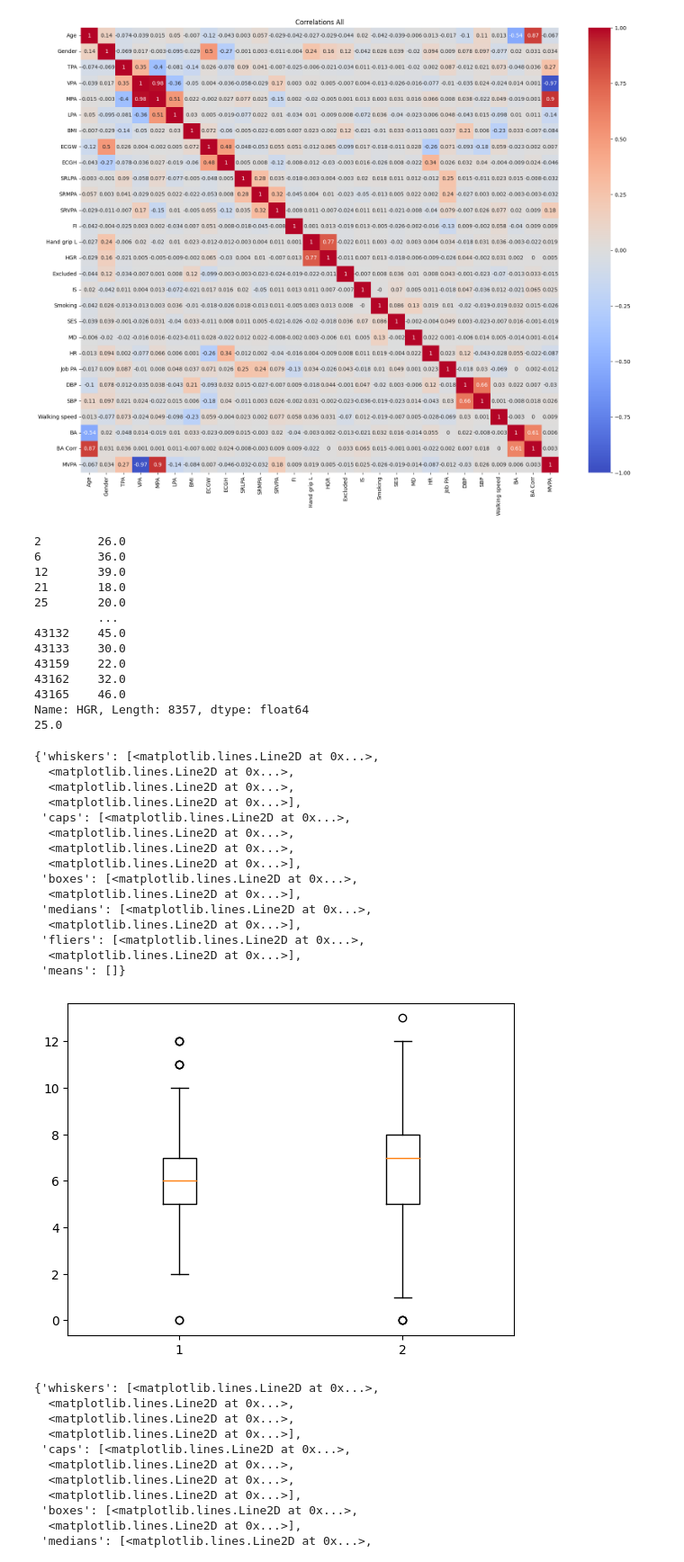
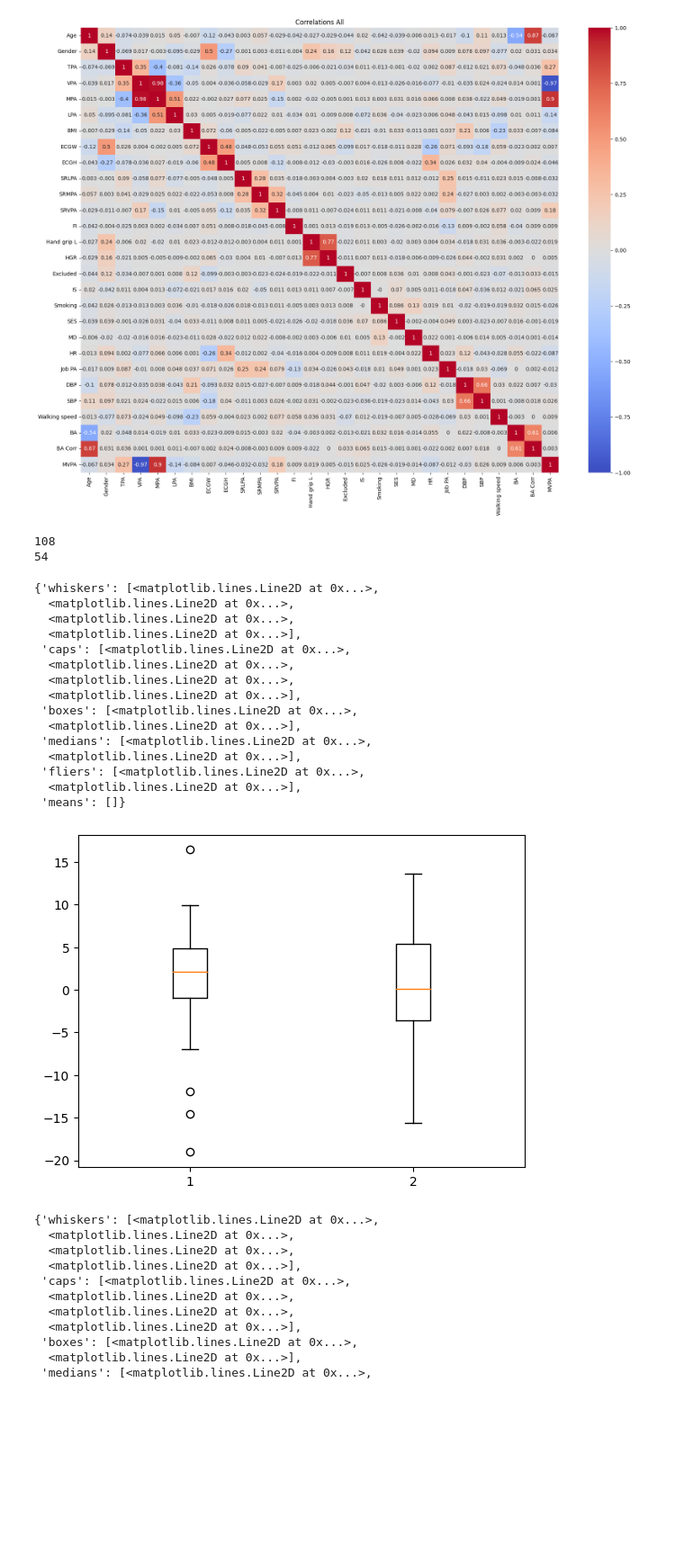
Before and after one commit to ivychad/Hanna, a Jupyter notebook: 5 Final Analysis.ipynb, the cells around one changed output. Shown: that part at 90% size. Saved outputs shown, nothing was run; the diff lists cells and outputs as text; code cells hidden in the pictures; blank space fills up the shorter version.

```diff
--- a/5 Final Analysis.ipynb
+++ b/5 Final Analysis.ipynb
@@ -67,74 +67,59 @@ plt.title("Correlations All")
 Text(0.5, 1.0, 'Correlations All')
 [figure]
 # %%
-#main_test = main_test[main_test["Gender"]==0]
+#main_test = main_test[main_test["Excluded"]==0]
 
-#main_test["HGR"] = stats.zscore(main_test['HGR'], nan_policy='omit')
-#main_test["MPA"] = stats.zscore(main_test['MPA'], nan_policy='omit')
-main_test["LPA"] = stats.zscore(main_test['LPA'], nan_policy='omit')
-main_test = pd.DataFrame(main_test)
+# do same thing with SR
 
+quartile_1_pa = np.percentile(main_test["MVPA"], 10)
+quartile_4_pa = np.percentile(main_test["MVPA"], 90)
+quartile_1_hg = np.nanpercentile(main_test["HGR"], 25)
+quartile_4_hg = np.nanpercentile(main_test["HGR"], 75)
+quartile_1_fi = np.nanpercentile(main_test["LPA"], 10)
+quartile_4_fi = np.nanpercentile(main_test["LPA"], 90)
 
+main_test_q1 = main_test[main_test["MVPA"]<quartile_1_pa ]
+main_test_q4 = main_test[main_test["MVPA"]>quartile_4_pa]
 
-print(main_test["HGR"])
+main_test_q1 = main_test_q1[main_test_q1["HGR"]<quartile_1_hg]
+main_test_q4 = main_test_q4[main_test_q4["HGR"]>quartile_4_hg]
 
-quartile_1_pa = np.percentile(main_test["MPA"], 25)
-quartile_4_pa = np.percentile(main_test["MPA"], 65)
-quartile_1_hg = np.nanpercentile(main_test["HGR"], 25)
-quartile_4_hg = np.nanpercentile(main_test["HGR"], 65)
-
-main_test_q1 = main_test[main_test["MPA"]<quartile_1_pa ] #) & (main_test["HGR"]<quartile_1_hg)]
-main_test_q4 = main_test[main_test["MPA"]>quartile_4_pa] #) & (main_test["HGR"]>quartile_4_hg) ]
-#main_test_middle = main_test[(main_test["BA Corr"]<quartile_4_ba) & (main_test["BA Corr"]> quartile_1_ba)]
-
-print(quartile_1_hg)
-main_test_q1 = main_test_q1[main_test_q1["HGR"]<quartile_1_hg]
-main_test_q4 = main_test_q4[main_test_q4["HGR"]<quartile_4_hg]
+main_test_q1 = main_test_q1[main_test_q1["LPA"]<quartile_1_fi]
+main_test_q4 = main_test_q4[main_test_q4["LPA"]>quartile_4_fi]
 
 
 
 main_test_q1 = main_test_q1[["DBP","FI", "BA"]]
 main_test_q4 = main_test_q4[["DBP","FI", "BA"]]
 
 main_test_q1 = main_test_q1.dropna(axis=0)
 main_test_q4 = main_test_q4.dropna(axis=0)
 
 
-# main_test_q1 = pd.DataFrame(main_test_q1)
-# main_test_q4 = pd.DataFrame(main_test_q4)
+print(main_test_q1.size)
+print(main_test_q4.size)
 
 
-plt.boxplot(x = [main_test_q1["FI"],main_test_q4["FI"]])
+plt.boxplot(x = [main_test_q1["BA"],main_test_q4["BA"]])
 # %% [output]
-2        26.0
-6        36.0
-12       39.0
-21       18.0
-25       20.0
-         ...
-43132    45.0
-43133    30.0
-43159    22.0
-43162    32.0
-43165    46.0
-Name: HGR, Length: 8357, dtype: float64
-25.0
+108
+54
 {'whiskers': [<matplotlib.lines.Line2D at 0x...>,
   <matplotlib.lines.Line2D at 0x...>,
   <matplotlib.lines.Line2D at 0x...>,
   <matplotlib.lines.Line2D at 0x...>],
  'caps': [<matplotlib.lines.Line2D at 0x...>,
   <matplotlib.lines.Line2D at 0x...>,
   <matplotlib.lines.Line2D at 0x...>,
   <matplotlib.lines.Line2D at 0x...>],
  'boxes': [<matplotlib.lines.Line2D at 0x...>,
   <matplotlib.lines.Line2D at 0x...>],
  'medians': [<matplotlib.lines.Line2D at 0x...>,
   <matplotlib.lines.Line2D at 0x...>],
  'fliers': [<matplotlib.lines.Line2D at 0x...>,
   <matplotlib.lines.Line2D at 0x...>],
  'means': []}
-[figure, old version]
+[figure, new version]
 # %%
 mental = main_test[main_test["Smoking"]==2]
 no_mental = main_test[main_test["Smoking"] == 0]
```
Also changed, not shown: parts of 14 cells of this notebook, 1 other file.
